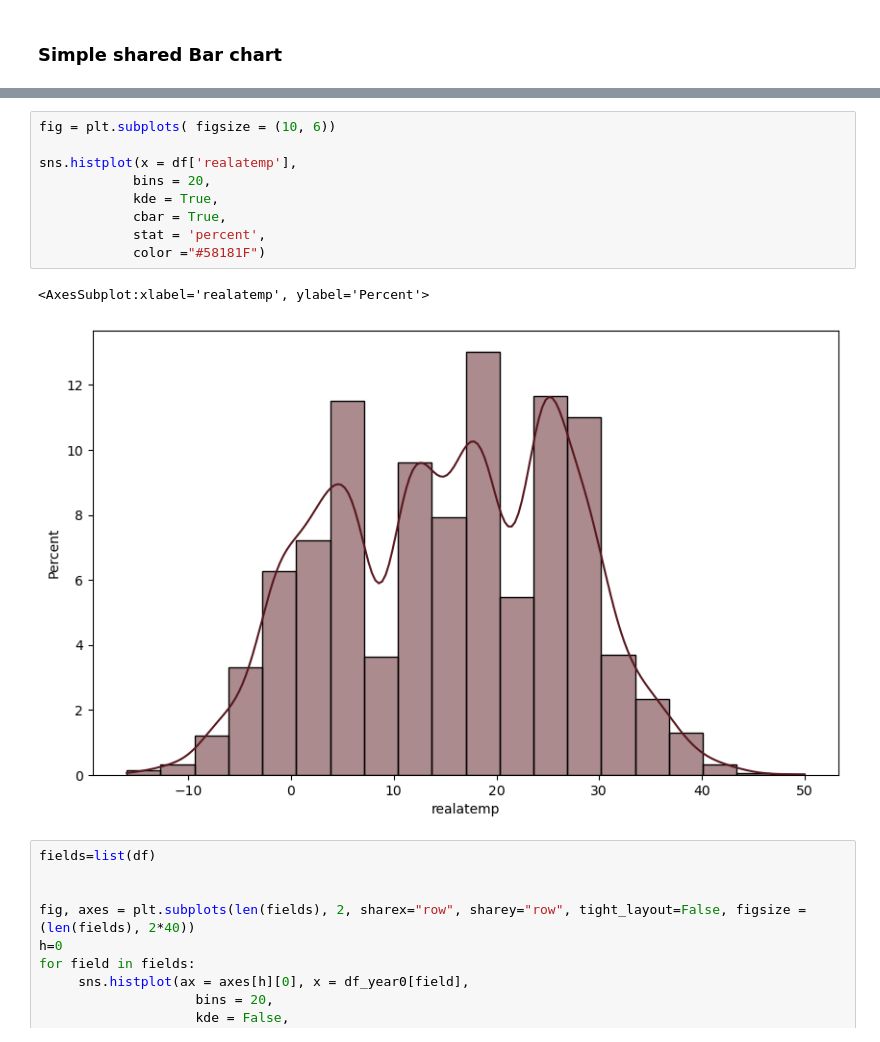
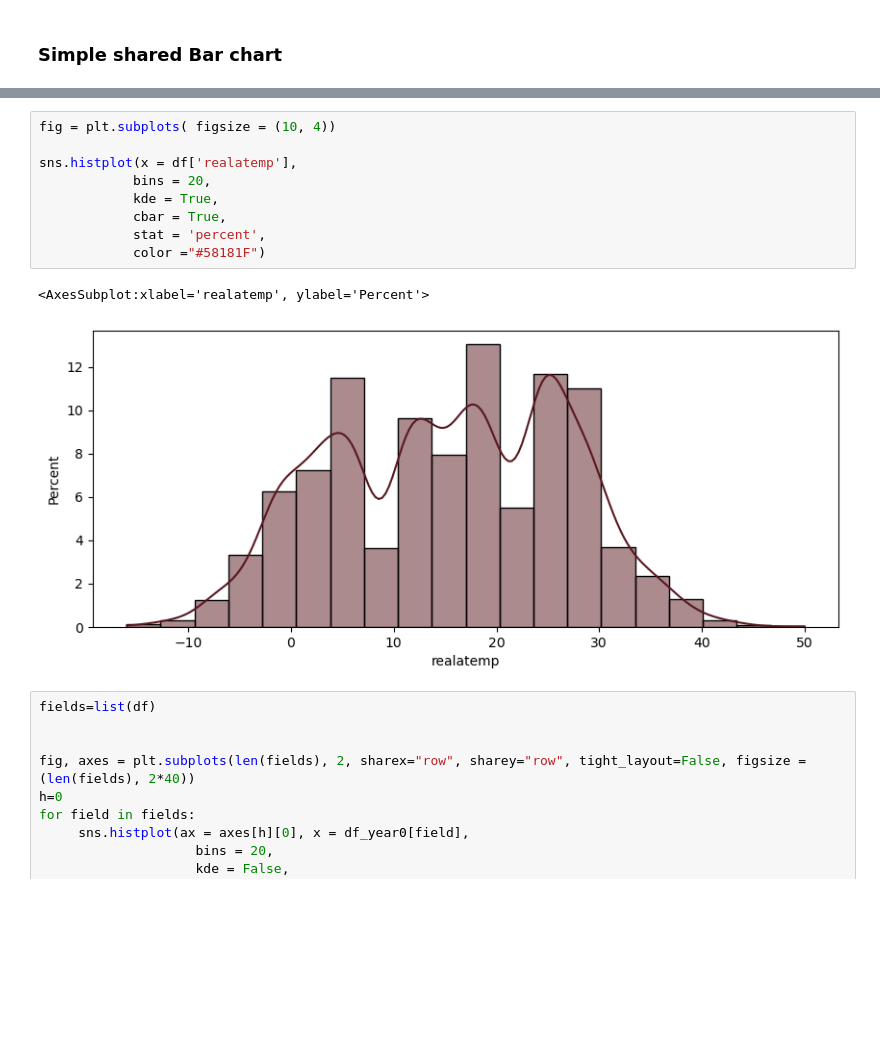
Before and after one commit to RHout19/Project-1, a Jupyter notebook: Model 1/Project 3/Sprint_1_Data_Wrangling.ipynb, the cells around one changed output, grey strips where cells are left out. Cells and saved outputs as stored; diff of their text form; blank space fills up the shorter version.

```diff
--- a/Model 1/Project 3/Sprint_1_Data_Wrangling.ipynb
+++ b/Model 1/Project 3/Sprint_1_Data_Wrangling.ipynb
@@ -355,15 +378,15 @@ axs[1].hist(df_year1['registered'],
 # %%
-fig = plt.subplots( figsize = (10, 6))
+fig = plt.subplots( figsize = (10, 4))
 
 sns.histplot(x = df['realatemp'],
             bins = 20,
             kde = True,
             cbar = True,
             stat = 'percent',
             color ="#58181F")
 # %% [output]
 <AxesSubplot:xlabel='realatemp', ylabel='Percent'>
-[figure, old version]
+[figure, new version]
 # %%
 fields=list(df)
 
```
Also changed, not shown: parts of 14 cells of this notebook.
